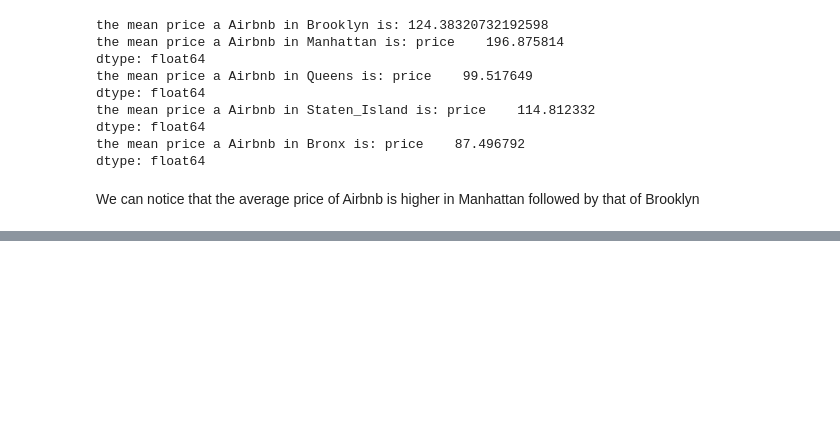
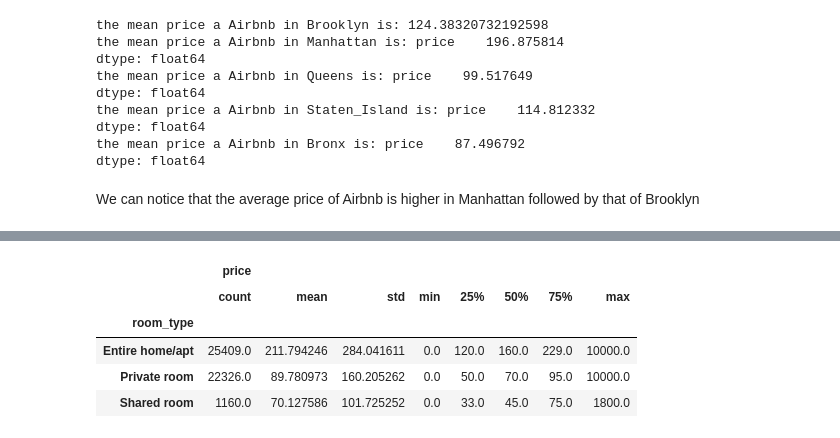
Before and after one commit to abm4github/Airbnb-EDA, a Jupyter notebook: Airbnb_EDA.ipynb, the cells around one changed output, grey strips where cells are left out. Cells and saved outputs as stored; diff of their text form; code cells hidden in the pictures; blank space fills up the shorter version.

```diff
--- a/Airbnb_EDA.ipynb
+++ b/Airbnb_EDA.ipynb
@@ -254,0 +268,9 @@ Therefore, the average price of Airbnb in those 'neighbourhood_group's higher in
+# %%
+df_room_type_price.describe()
+# %% [output]
+|  | price |  |  |  |  |  |  |  |
+|  | count | mean | std | min | 25% | 50% | 75% | max |
+| room_type |  |  |  |  |  |  |  |  |
+| Entire home/apt | 25409.0 | 211.794246 | 284.041611 | 0.0 | 120.0 | 160.0 | 229.0 | 10000.0 |
+| Private room | 22326.0 | 89.780973 | 160.205262 | 0.0 | 50.0 | 70.0 | 95.0 | 10000.0 |
+| Shared room | 1160.0 | 70.127586 | 101.725252 | 0.0 | 33.0 | 45.0 | 75.0 | 1800.0 |
```
Also changed, not shown: parts of 7 cells of this notebook.
